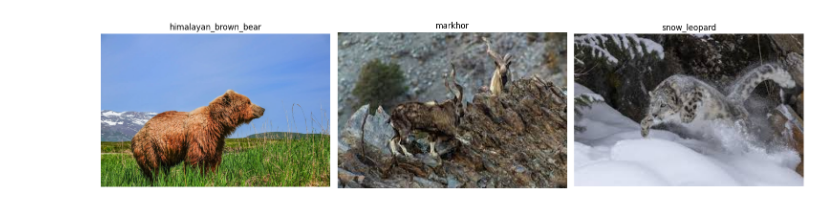
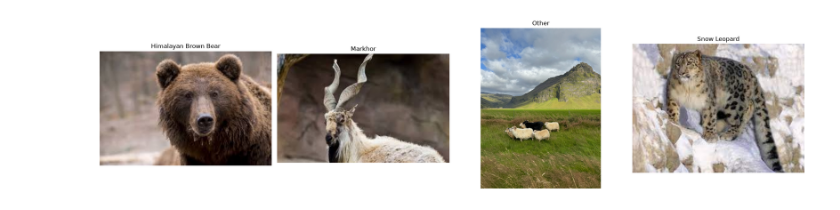
Before and after one commit to umerkniazi/himalayan-wildlife-classifier, a Jupyter notebook: notebooks/eda.ipynb, the cells around one changed output. Cells and saved outputs as stored; diff of their text form; code cells hidden in the pictures.

```diff
--- a/notebooks/eda.ipynb
+++ b/notebooks/eda.ipynb
@@ -1,9 +1,22 @@
 # %%
 import random
 from pathlib import Path
+
 import matplotlib.pyplot as plt
 from PIL import Image
 
-data_dir = Path('../data/raw/gb_wildlife_dataset')
-classes = [d.name for d in data_dir.iterdir() if d.is_dir()]
+data_dir = Path("../data/raw/gb_wildlife_dataset")
+
+classes = sorted(
+    d.name for d in data_dir.iterdir()
+    if d.is_dir()
+)
+
+class_counts = {
+    c: len([
+        f for f in (data_dir / c).rglob("*")
+        if f.is_file()
+    ])
+    for c in classes
+}
 # %%
@@ -45,16 +73,32 @@ plt.show()
 # %%
-fig, axes = plt.subplots(1, 3, figsize=(15, 5))
+fig, axes = plt.subplots(
+    1,
+    len(classes),
+    figsize=(5 * len(classes), 5)
+)
+
+if len(classes) == 1:
+    axes = [axes]
 
 for ax, c in zip(axes, classes):
-    images = list((data_dir / c).glob('*.*'))
+
+    images = [
+        f for f in (data_dir / c).rglob("*")
+        if f.is_file()
+    ]
+
     if images:
-        sample_path = random.choice(images)
-        img = Image.open(sample_path)
-        ax.imshow(img)
-        ax.set_title(c)
-        ax.axis('off')
+        sample = random.choice(images)
+
+        with Image.open(sample) as img:
+            ax.imshow(img)
+
+    ax.set_title(
+        c.replace("_", " ").title()
+    )
+    ax.axis("off")
 
 plt.tight_layout()
 plt.show()
 # %% [output]
-[figure, old version]
+[figure, new version]
```
Also changed, not shown: parts of 2 cells of this notebook, 2 other files.
